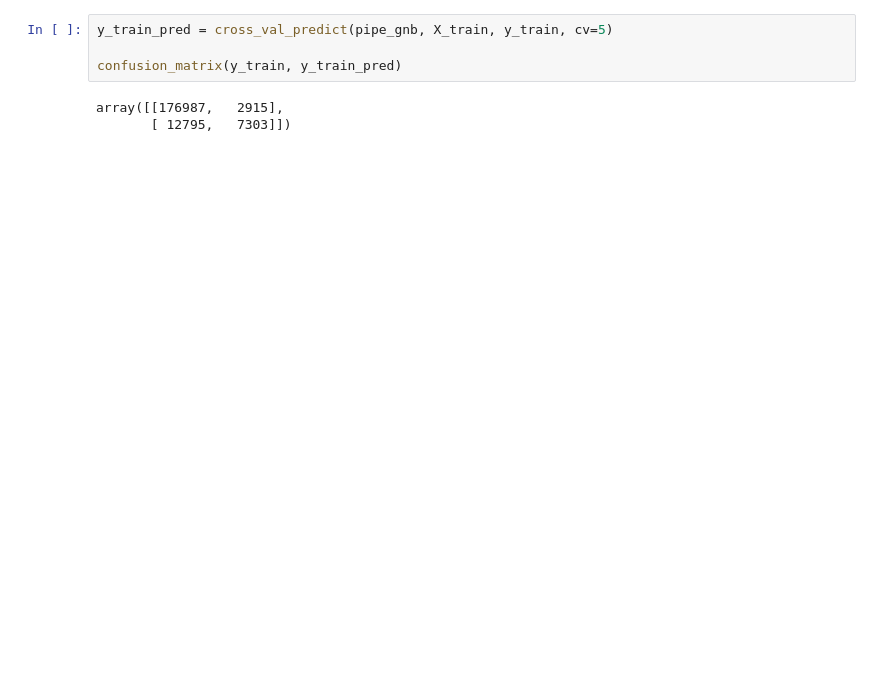
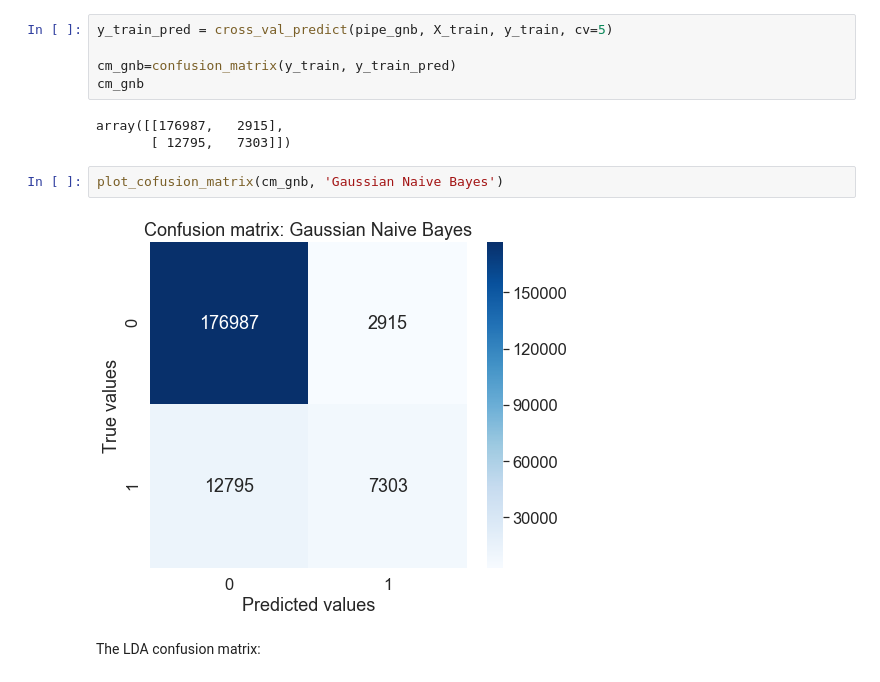
Before and after one commit to graf10a/Kaggle-Santander-Customer-Transaction-Prediction, a Jupyter notebook: Santander_EDA_Simple_Modeling.ipynb, the cells around one changed output. Drawn from its saved outputs; the diff is of its cells as text; blank space fills up the shorter version.

```diff
--- a/Santander_EDA_Simple_Modeling.ipynb
+++ b/Santander_EDA_Simple_Modeling.ipynb
@@ -635,10 +677,17 @@ array([[178906,    996],
 # %%
 y_train_pred = cross_val_predict(pipe_gnb, X_train, y_train, cv=5)
 
-confusion_matrix(y_train, y_train_pred)
+cm_gnb=confusion_matrix(y_train, y_train_pred)
+cm_gnb
 # %% [output]
 array([[176987,   2915],
        [ 12795,   7303]])
+# %%
+plot_cofusion_matrix(cm_gnb, 'Gaussian Naive Bayes')
+# %% [output]
+[figure, added]
+# %% [markdown]
+The LDA confusion matrix:
 # %%
 y_train_pred = cross_val_predict(pipe_lda, X_train, y_train, cv=5)
 
```
Also changed, not shown: parts of 47 cells of this notebook.
